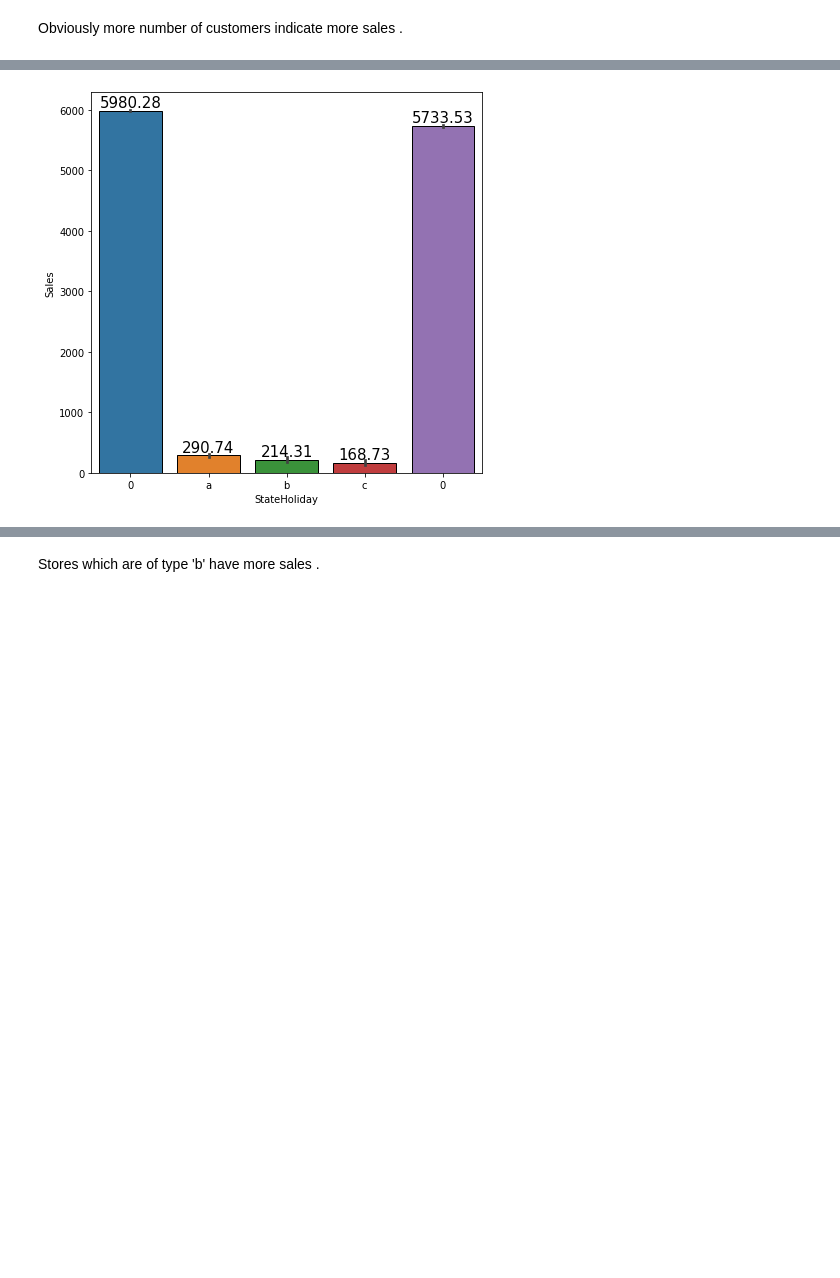
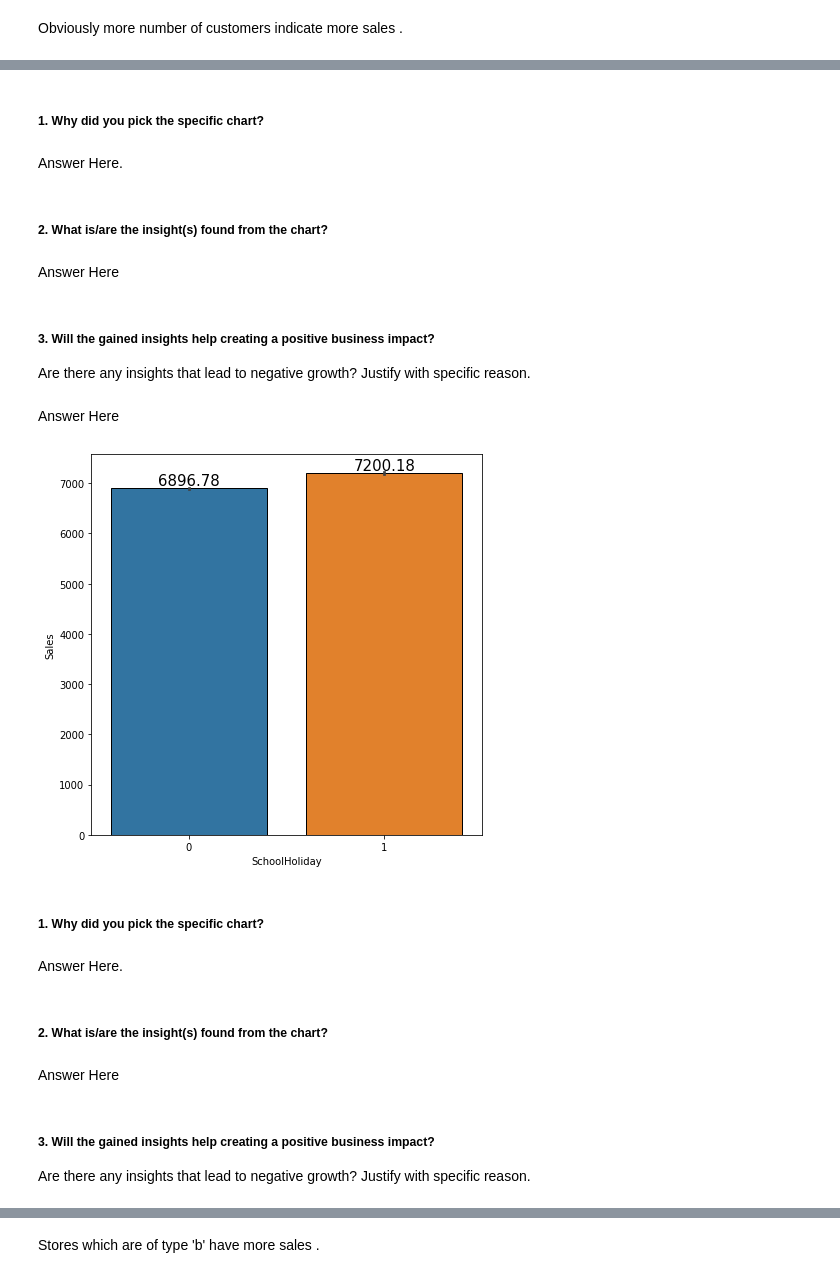
Before and after one commit to ashisaxena710/Retail-Sales-Prediction, a Jupyter notebook: Individual_Colab_Ashi_.ipynb, the cells around one changed output, grey strips where cells are left out. Drawn from its saved outputs; the diff is of its cells as text; code cells hidden in the pictures; blank space fills up the shorter version.

```diff
--- a/Individual_Colab_Ashi_.ipynb
+++ b/Individual_Colab_Ashi_.ipynb
@@ -578,7 +824,7 @@ There is not much difference . But the sale has gradually increased .
 # %%
 # Sales vs month
 plt.figure(figsize=(18,7))
-plots=sns.barplot(x=month,y=df['Sales'],edgecolor='black')
+plots=sns.barplot(x=month,y=merged_df['Sales'],edgecolor='black')
 for bar in plots.patches:
     plots.annotate(format(bar.get_height(), '.2f'),
                    (bar.get_x() + bar.get_width() / 2,
@@ -595,7 +854,7 @@ Sale is highest in the month of december.
 # %%
 # Sales vs Day
 plt.figure(figsize=(30,7))
-plots=sns.barplot(x=day,y=df['Sales'],edgecolor='black')
+plots=sns.barplot(x=day,y=merged_df['Sales'],edgecolor='black')
 for bar in plots.patches:
     plots.annotate(format(bar.get_height(), '.2f'),
                    (bar.get_x() + bar.get_width() / 2,
@@ -616,9 +901,9 @@ sns.scatterplot(df['Customers'],df['Sales'])
 # %% [markdown]
 Obviously more number of customers indicate more sales .
 # %%
-# Sales vs Open
+# Sales vs Promo
 plt.figure(figsize=(7,7))
-plots=sns.barplot(x=df['Open'],y=df['Sales'],edgecolor='black')
+plots=sns.barplot(x=merged_df['Promo'],y=merged_df['Sales'],edgecolor='black')
 for bar in plots.patches:
     plots.annotate(format(bar.get_height(), '.2f'),
                    (bar.get_x() + bar.get_width() / 2,
@@ -631,7 +929,7 @@ plt.show()
 # %%
-# Sales vs Promo
+# Sales vs StateHoliday
 plt.figure(figsize=(7,7))
-plots=sns.barplot(x=df['Promo'],y=df['Sales'],edgecolor='black')
+plots=sns.barplot(x=merged_df['StateHoliday'],y=merged_df['Sales'],edgecolor='black')
 for bar in plots.patches:
     plots.annotate(format(bar.get_height(), '.2f'),
                    (bar.get_x() + bar.get_width() / 2,
@@ -644,13 +942,39 @@ plt.show()
+# %% [markdown]
+##### 1. Why did you pick the specific chart?
+# %% [markdown]
+Answer Here.
+# %% [markdown]
+##### 2. What is/are the insight(s) found from the chart?
+# %% [markdown]
+Answer Here
+# %% [markdown]
+##### 3. Will the gained insights help creating a positive business impact?
+Are there any insights that lead to negative growth? Justify with specific reason.
+# %% [markdown]
+Answer Here
 # %%
-# Sales vs StateHoliday
+# Sales vs SchoolHoliday
+
 plt.figure(figsize=(7,7))
-plots=sns.barplot(x=df['StateHoliday'],y=df['Sales'],edgecolor='black')
+
+plots=sns.barplot(x=merged_df['SchoolHoliday'],y=merged_df['Sales'],edgecolor='black')
 for bar in plots.patches:
     plots.annotate(format(bar.get_height(), '.2f'),
                    (bar.get_x() + bar.get_width() / 2,
                     bar.get_height()), ha='center', va='center',
                    size=15, xytext=(0, 8),
                    textcoords='offset points')
 plt.show()
 # %% [output]
-[figure, old version]
+[figure, new version]
+# %% [markdown]
+##### 1. Why did you pick the specific chart?
+# %% [markdown]
+Answer Here.
+# %% [markdown]
+##### 2. What is/are the insight(s) found from the chart?
+# %% [markdown]
+Answer Here
+# %% [markdown]
+##### 3. Will the gained insights help creating a positive business impact?
+Are there any insights that lead to negative growth? Justify with specific reason.
```
Also changed, not shown: parts of 294 cells of this notebook.
